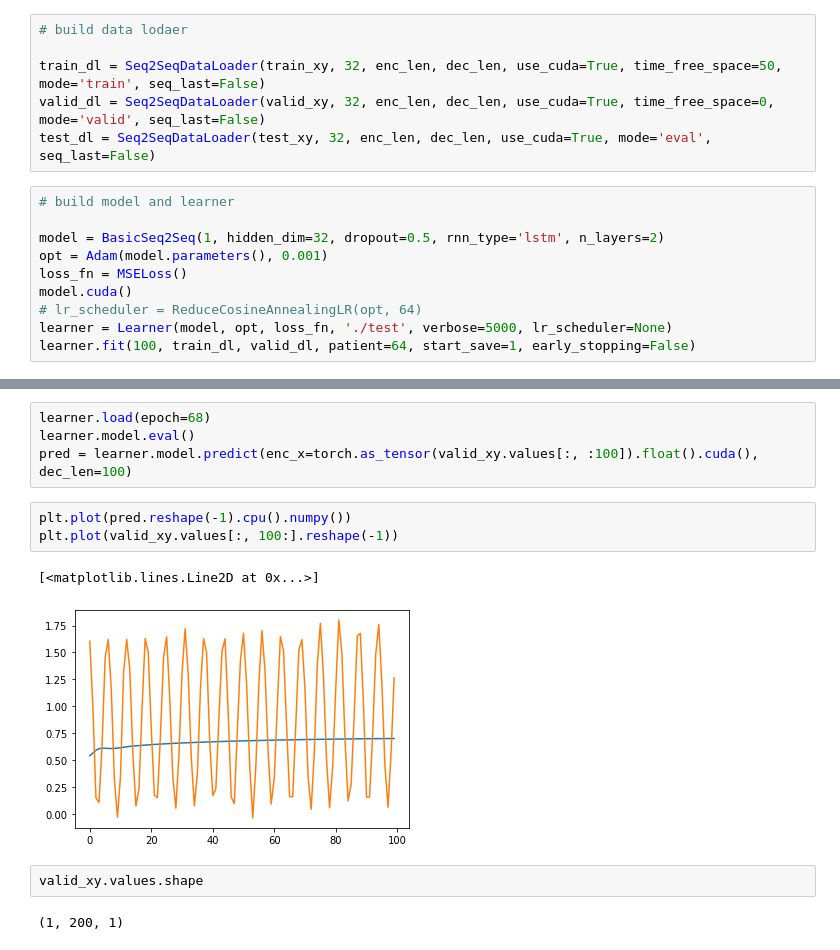
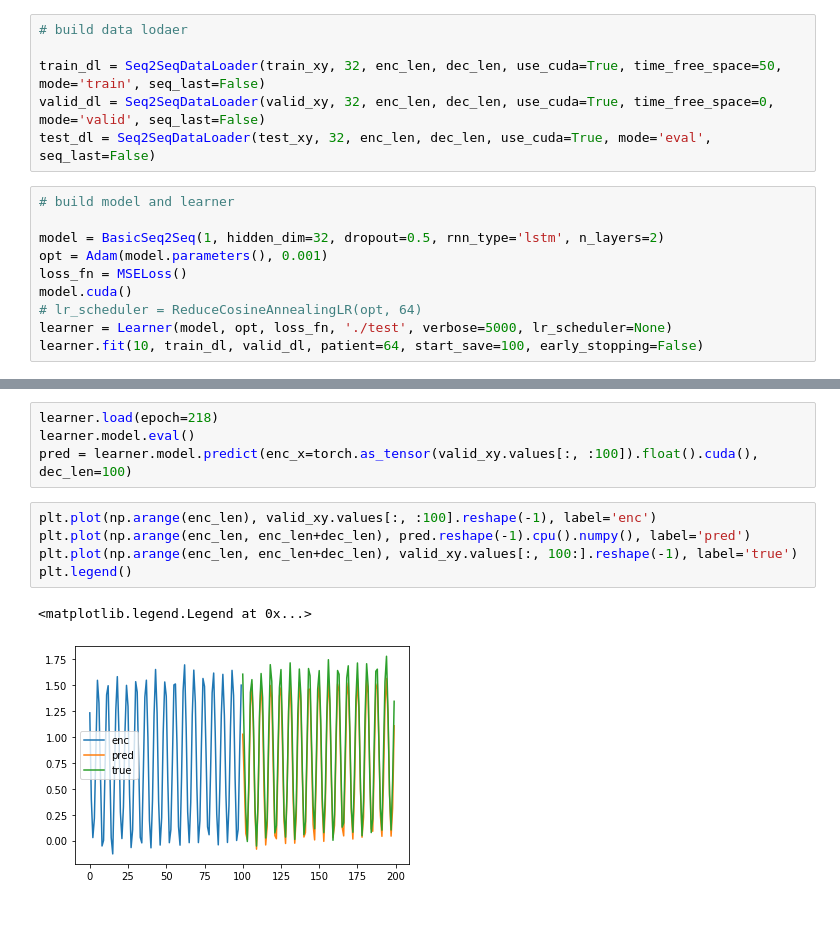
Before and after one commit to Relevation-143/Deep-Time-Series-Prediction, a Jupyter notebook: 1. Basic RNN Seq2Seq Model.ipynb, the cells around one changed output, grey strips where cells are left out. Saved outputs shown, nothing was run; the diff lists cells and outputs as text; blank space fills up the shorter version.

```diff
--- a/1. Basic RNN Seq2Seq Model.ipynb
+++ b/1. Basic RNN Seq2Seq Model.ipynb
@@ -71,5 +71,5 @@ loss_fn = MSELoss()
 model.cuda()
 # lr_scheduler = ReduceCosineAnnealingLR(opt, 64)
 learner = Learner(model, opt, loss_fn, './test', verbose=5000, lr_scheduler=None)
-learner.fit(100, train_dl, valid_dl, patient=64, start_save=1, early_stopping=False)
+learner.fit(10, train_dl, valid_dl, patient=64, start_save=100, early_stopping=False)
 # %% [output]
@@ -93,14 +88,12 @@ learner.fit(100, train_dl, valid_dl, patient=64, start_save=1, early_stopping=Fa
 # %%
-learner.load(epoch=68)
+learner.load(epoch=218)
 learner.model.eval()
 pred = learner.model.predict(enc_x=torch.as_tensor(valid_xy.values[:, :100]).float().cuda(), dec_len=100)
 # %%
-plt.plot(pred.reshape(-1).cpu().numpy())
-plt.plot(valid_xy.values[:, 100:].reshape(-1))
+plt.plot(np.arange(enc_len), valid_xy.values[:, :100].reshape(-1), label='enc')
+plt.plot(np.arange(enc_len, enc_len+dec_len), pred.reshape(-1).cpu().numpy(), label='pred')
+plt.plot(np.arange(enc_len, enc_len+dec_len), valid_xy.values[:, 100:].reshape(-1), label='true')
+plt.legend()
 # %% [output]
-[<matplotlib.lines.Line2D at 0x...>]
+<matplotlib.legend.Legend at 0x...>
-[figure, old version]
+[figure, new version]
-# %%
-valid_xy.values.shape
-# %% [output]
-(1, 200, 1)
```
Also changed, not shown: parts of 1 cell of this notebook, 6 other files.
